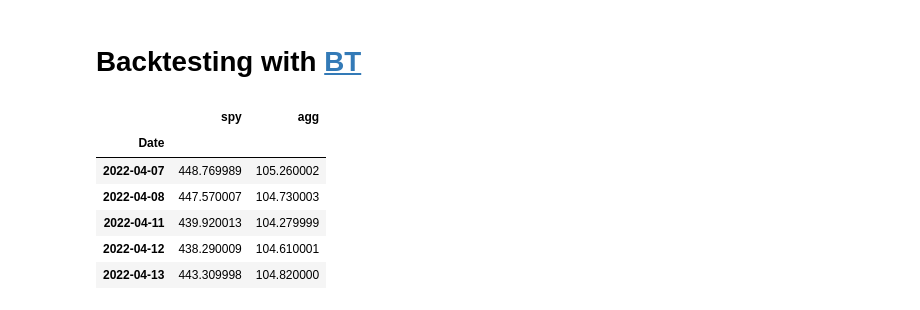
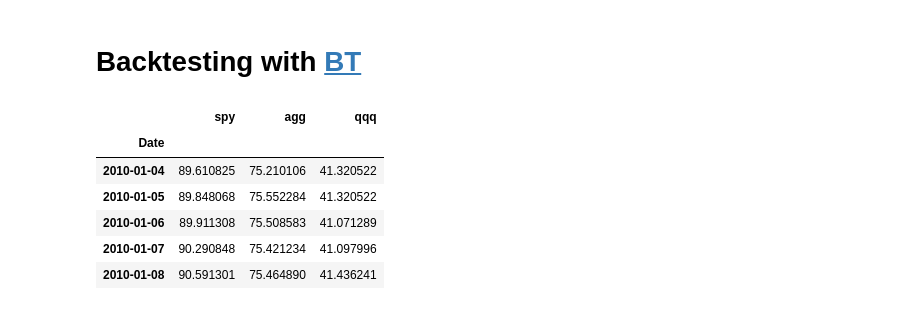
Before and after one commit to dbogatic/bt-backtest, a Jupyter notebook: bt_backtest.ipynb, the cells around one changed output. Saved outputs shown, nothing was run; the diff lists cells and outputs as text; code cells hidden in the pictures.

```diff
--- a/bt_backtest.ipynb
+++ b/bt_backtest.ipynb
@@ -6,16 +7,16 @@ import matplotlib
 %matplotlib inline
 # %%
 # Get prices from Yahoo Finance
-data = bt.get('spy,agg', start='2010-01-01')
-data.tail()
+data = bt.get('spy,agg,qqq', start='2010-01-01')
+data.head()
 # %% [output]
-|  | spy | agg |
-| Date |  |  |
-| 2022-04-07 | 448.769989 | 105.260002 |
-| 2022-04-08 | 447.570007 | 104.730003 |
-| 2022-04-11 | 439.920013 | 104.279999 |
-| 2022-04-12 | 438.290009 | 104.610001 |
-| 2022-04-13 | 443.309998 | 104.820000 |
+|  | spy | agg | qqq |
+| Date |  |  |  |
+| 2010-01-04 | 89.610825 | 75.210106 | 41.320522 |
+| 2010-01-05 | 89.848068 | 75.552284 | 41.320522 |
+| 2010-01-06 | 89.911308 | 75.508583 | 41.071289 |
+| 2010-01-07 | 90.290848 | 75.421234 | 41.097996 |
+| 2010-01-08 | 90.591301 | 75.464890 | 41.436241 |
 # %%
 # Create the BT strategy with Quarterly rebalancing and specified asset weights
 # For the list of available strategies see BT documentation)
```
Also changed, not shown: parts of 13 cells of this notebook.
